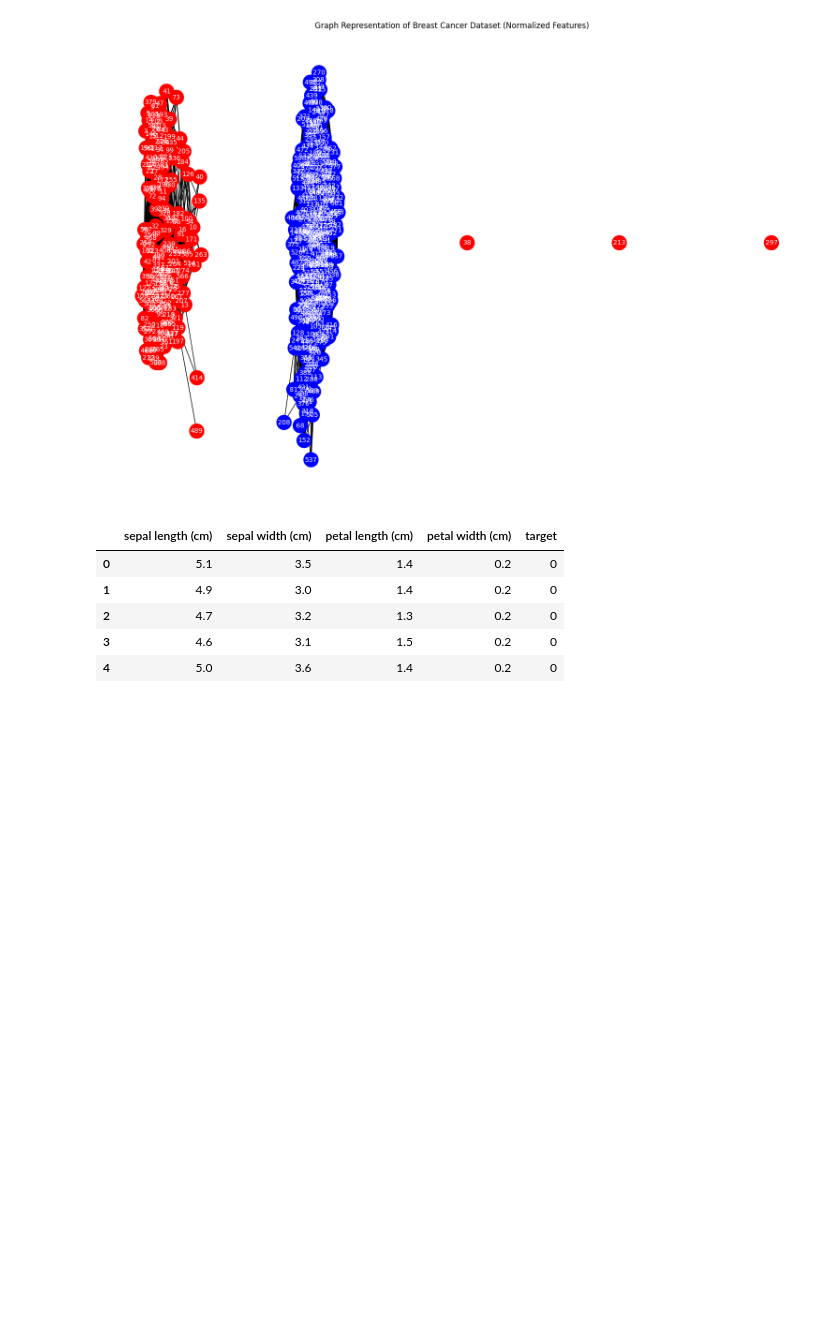
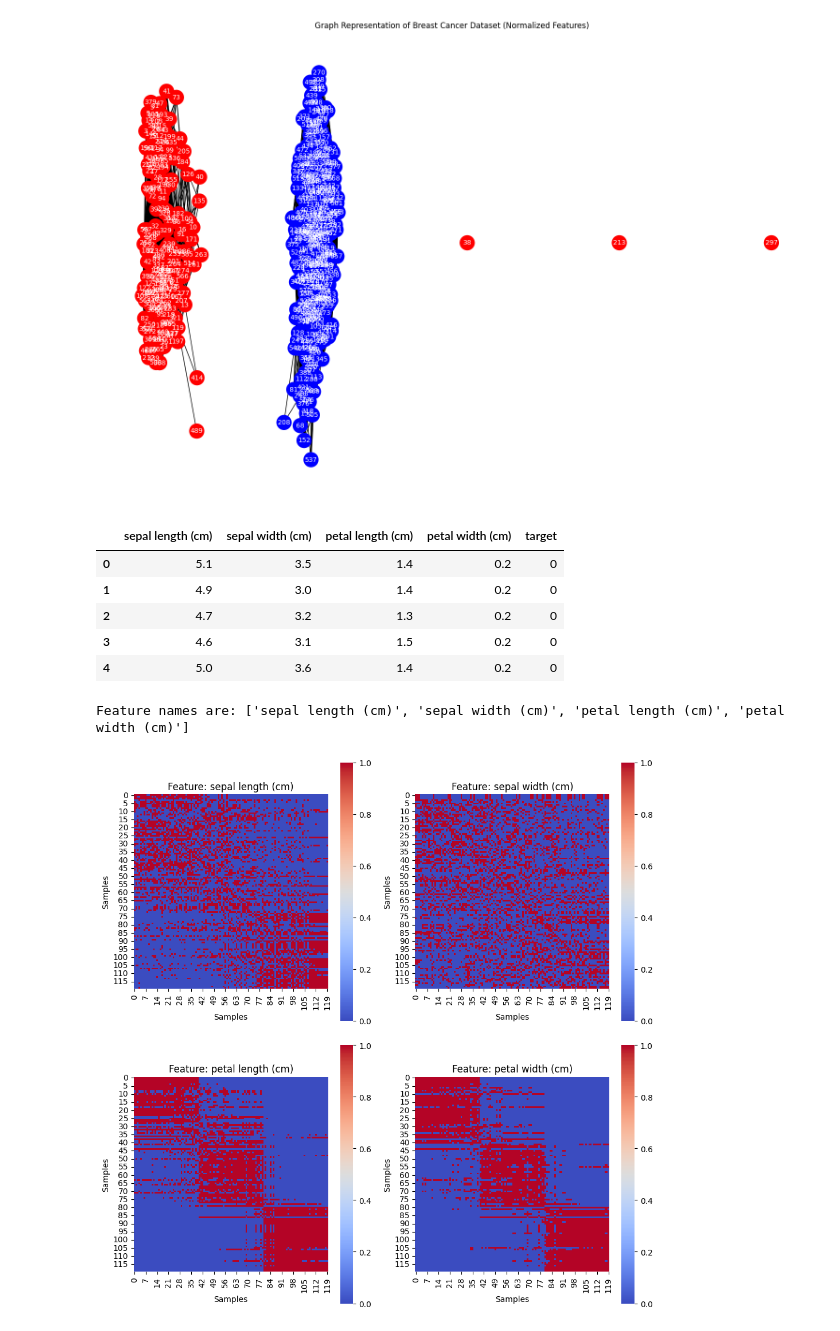
Before and after one commit to alibagheribardi/Erdos_Project, a Jupyter notebook: Graph_ID.ipynb, the cells around one changed output. Saved outputs shown, nothing was run; the diff lists cells and outputs as text; code cells hidden in the pictures; blank space fills up the shorter version.

```diff
--- a/Graph_ID.ipynb
+++ b/Graph_ID.ipynb
@@ -317,22 +317,46 @@ X_train, X_test, y_train, y_test = train_test_split(data_set.iloc[:, :-1],  # Fe
 A=np.zeros( (X_train.shape[0],X_train.shape[0])  )
 # %%
 import numpy as np
-import networkx as nx
+import matplotlib.pyplot as plt
+import seaborn as sns
 
 adjacency_matrices = {}
 feature_graphs = {}
 
-for feature_name in features:
+print("Feature names are:", features)
 
+# Determine number of rows and columns for subplots
+num_features = len(features)
+num_rows = 2  # Fixed to 2 rows
+num_cols = (num_features + 1) // 2  # Distribute features into 2 rows
+
+fig, axes = plt.subplots(nrows=num_rows, ncols=num_cols, figsize=(5 * num_cols, 5 * num_rows))
+axes = axes.flatten()  # Flatten for easy indexing
+
+for idx, feature_name in enumerate(features):
     feature_values = X_train[feature_name].values
     distance_matrix = np.abs(feature_values[:, np.newaxis] - feature_values[np.newaxis, :])
 
-
     nearest_neighbors = np.argsort(distance_matrix, axis=1)
     sorted_labels = y_train.values[nearest_neighbors]
-
 
     reference_labels = np.diagonal(sorted_labels)
     similarity_matrix = (sorted_labels == reference_labels[:, np.newaxis]).astype(int)
 
     assert np.all(np.diagonal(similarity_matrix) == 1)
+
+    # Plot the heatmap
+    sns.heatmap(similarity_matrix, cmap="coolwarm", annot=False, cbar=True, square=True, ax=axes[idx])
+    axes[idx].set_title(f"Feature: {feature_name}")
+    axes[idx].set_xlabel("Samples")
+    axes[idx].set_ylabel("Samples")
+
+# Hide any unused subplots
+for ax in axes[num_features:]:
+    ax.set_visible(False)
+
+plt.tight_layout()
+plt.show()
+# %% [output]
+Feature names are: ['sepal length (cm)', 'sepal width (cm)', 'petal length (cm)', 'petal width (cm)']
+[figure, added]
```
